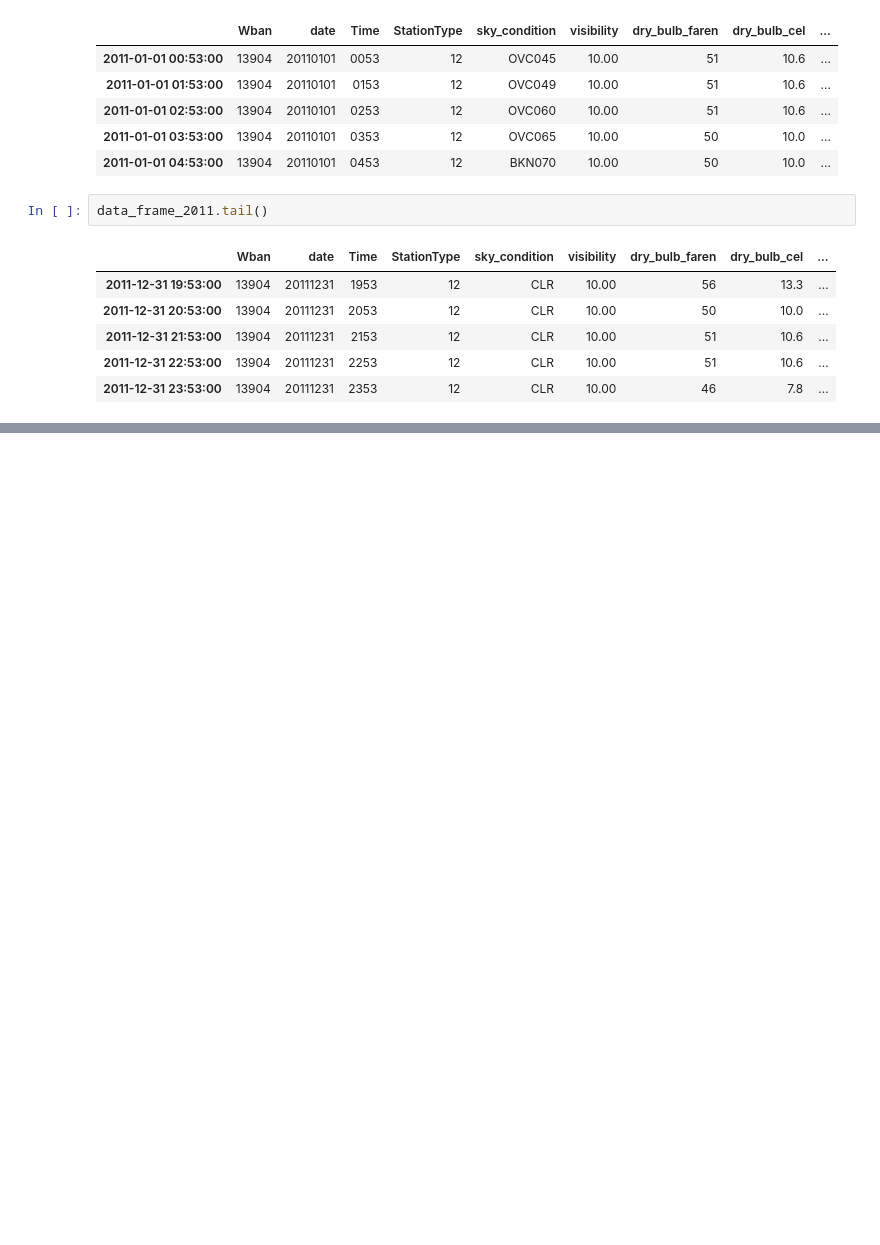
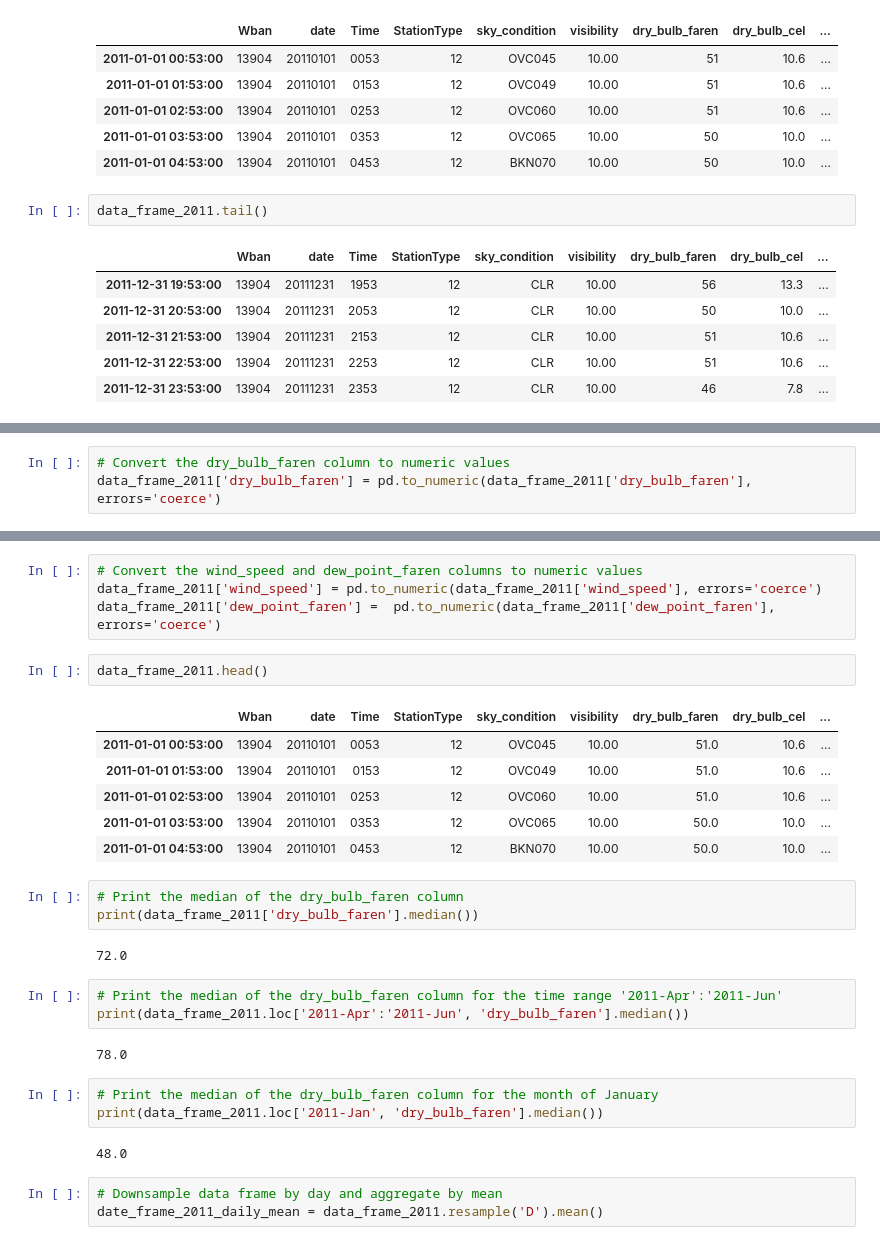
Before and after one commit to SurajKande/python-pandas, a Jupyter notebook: time_series_case_study_austin_weather.ipynb, the cells around one changed output, grey strips where cells are left out. Saved outputs shown, nothing was run; the diff lists cells and outputs as text; blank space fills up the shorter version.

```diff
--- a/time_series_case_study_austin_weather.ipynb
+++ b/time_series_case_study_austin_weather.ipynb
@@ -307,0 +348,3 @@ data_frame_2011.tail()
+# %%
+# Convert the dry_bulb_faren column to numeric values
+data_frame_2011['dry_bulb_faren'] = pd.to_numeric(data_frame_2011['dry_bulb_faren'], errors='coerce')
@@ -307,0 +366,31 @@ data_frame_2011.tail()
+# %%
+# Convert the wind_speed and dew_point_faren columns to numeric values
+data_frame_2011['wind_speed'] = pd.to_numeric(data_frame_2011['wind_speed'], errors='coerce')
+data_frame_2011['dew_point_faren'] =  pd.to_numeric(data_frame_2011['dew_point_faren'], errors='coerce')
+# %%
+data_frame_2011.head()
+# %% [output]
+|  | Wban | date | Time | StationType | sky_condition | visibility | dry_bulb_faren | dry_bulb_cel | ... |
+| 2011-01-01 00:53:00 | 13904 | 20110101 | 0053 | 12 | OVC045 | 10.00 | 51.0 | 10.6 | ... |
+| 2011-01-01 01:53:00 | 13904 | 20110101 | 0153 | 12 | OVC049 | 10.00 | 51.0 | 10.6 | ... |
+| 2011-01-01 02:53:00 | 13904 | 20110101 | 0253 | 12 | OVC060 | 10.00 | 51.0 | 10.6 | ... |
+| 2011-01-01 03:53:00 | 13904 | 20110101 | 0353 | 12 | OVC065 | 10.00 | 50.0 | 10.0 | ... |
+| 2011-01-01 04:53:00 | 13904 | 20110101 | 0453 | 12 | BKN070 | 10.00 | 50.0 | 10.0 | ... |
+# %%
+# Print the median of the dry_bulb_faren column
+print(data_frame_2011['dry_bulb_faren'].median())
+# %% [output]
+72.0
+# %%
+# Print the median of the dry_bulb_faren column for the time range '2011-Apr':'2011-Jun'
+print(data_frame_2011.loc['2011-Apr':'2011-Jun', 'dry_bulb_faren'].median())
+# %% [output]
+78.0
+# %%
+# Print the median of the dry_bulb_faren column for the month of January
+print(data_frame_2011.loc['2011-Jan', 'dry_bulb_faren'].median())
+# %% [output]
+48.0
+# %%
+# Downsample data frame by day and aggregate by mean
+date_frame_2011_daily_mean = data_frame_2011.resample('D').mean()
```
Also changed, not shown: parts of 51 cells of this notebook.
